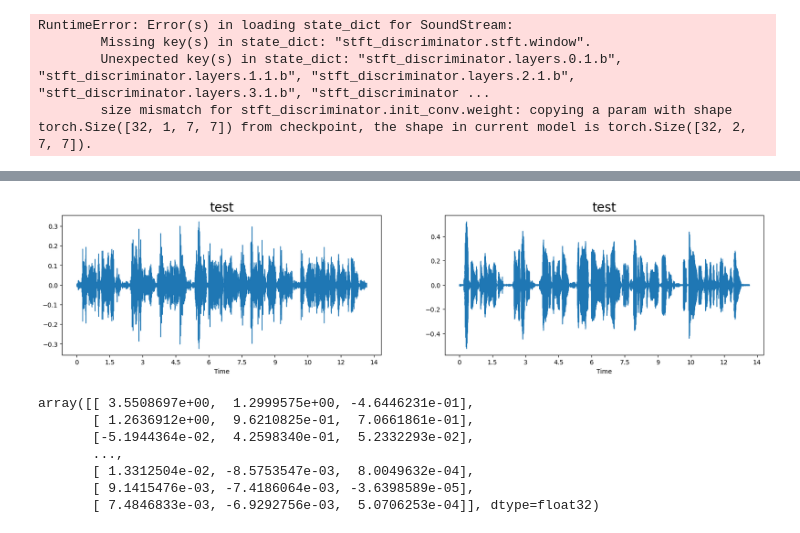
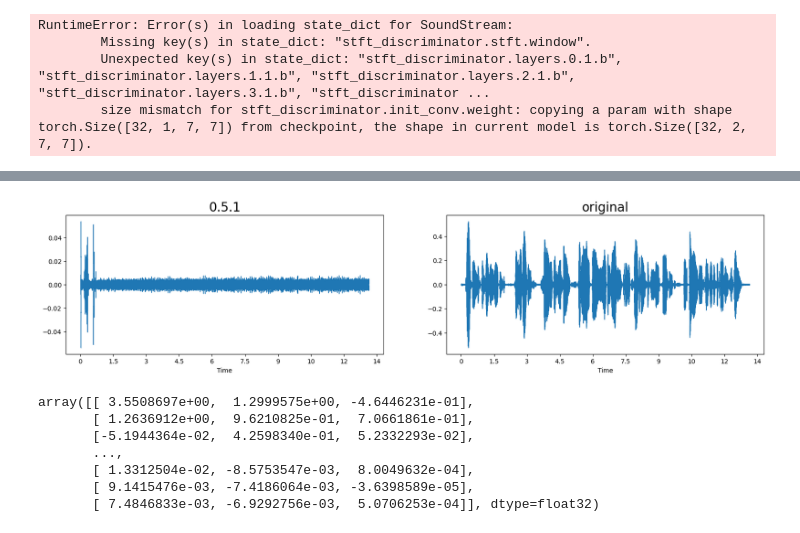
Before and after one commit to BlackFox1197/masterarbeit_programming, a Jupyter notebook: notebooks/playground.ipynb, the cells around one changed output, grey strips where cells are left out. Drawn from its saved outputs; the diff is of its cells as text; code cells hidden in the pictures.

Commit message:
work on big emotion Dataset

```diff
--- a/notebooks/playground.ipynb
+++ b/notebooks/playground.ipynb
@@ -45,14 +45,15 @@ for param in soundstream.parameters():
 # %%
 from audiolm_pytorch import SoundStream, SoundStreamTrainer
 soundstream = SoundStream(
-    codebook_size = 1024,
+    codebook_size = 2048,
     rq_num_quantizers = 8,
 
     #target_sample_hz=32000
 )
 #/home/ckwdani/Programming/Projects/masterarbeit/Jupyter/mainProject/notebooks/content/00_Soundstream_new/2_libri_15000
 #/home/ckwdani/Programming/Projects/masterarbeit/Jupyter/mainProject/notebooks/content/soundstream/resultsSS__NEWEXTRA3
-soundstream.load("content/soundstream/resultsSS_extra6/soundstream.32390.pt")
+#soundstream.load("content/soundstream/before_0.3/resultsSS_extra6/soundstream.32390.pt")
+soundstream.load("content/soundstream/after_0.3/02_Soundstream_5_1_new_libri_360/1_libri_with360_500000/soundstream.200000.pt")
 soundstream.to("cuda")
 
 for param in soundstream.parameters():
@@ -103,19 +104,19 @@ Audio(soundstream.decoder(testCafeForward[0]).detach().cpu().numpy()[0,0,:], rat
 # %%
 import sys
 from pathlib import Path
 import importlib
 module_path = str(Path.cwd().parents[0] / "utils")
 
 if module_path not in sys.path:
     sys.path.append(module_path)
 import utils.exploratoryUtils as exU
 importlib.reload(exU)
 
 #exU.waveplot(soundstream.decoder(testTensor).detach().cpu().numpy(), sr=22050, emotion="test")
-exU.waveplot_two_datas(soundstream.decoder(testTensor).detach().cpu().numpy(), sr=16000, emotion="test", data1=test[0].numpy(), sr1=16000, emotion1="test")
-#exU.waveplot_two_datas(soundstream.decoder(testForward[0]).detach().cpu().numpy()[0,0,:], sr=16000, emotion="test", data1=test[0].numpy(), sr1=16000, emotion1="test")
+#exU.waveplot_two_datas(soundstream.decoder(testTensor).detach().cpu().numpy(), sr=16000, emotion="test", data1=test[0].numpy(), sr1=16000, emotion1="test")
+exU.waveplot_two_datas(soundstream.decoder(testForward[0]).detach().cpu().numpy()[0,0,:], sr=16000, emotion="0.5.1", data1=test[0].numpy(), sr1=16000, emotion1="original")
 # %% [output]
-[figure, old version]
+[figure, new version]
 # %%
 import torch
 with torch.no_grad():
```
Also changed, not shown: parts of 3 cells of this notebook, 11 other files.
